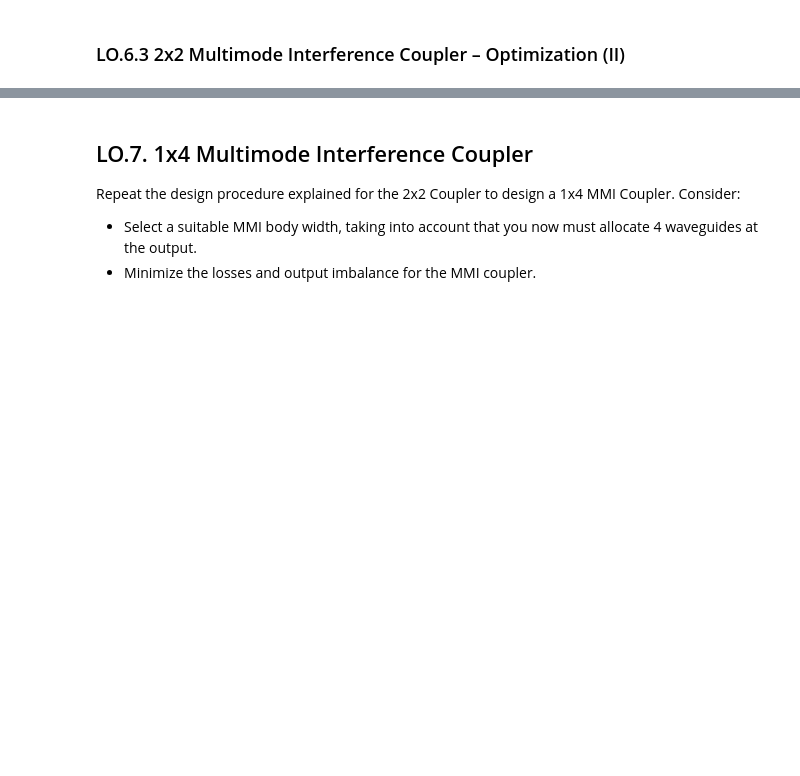
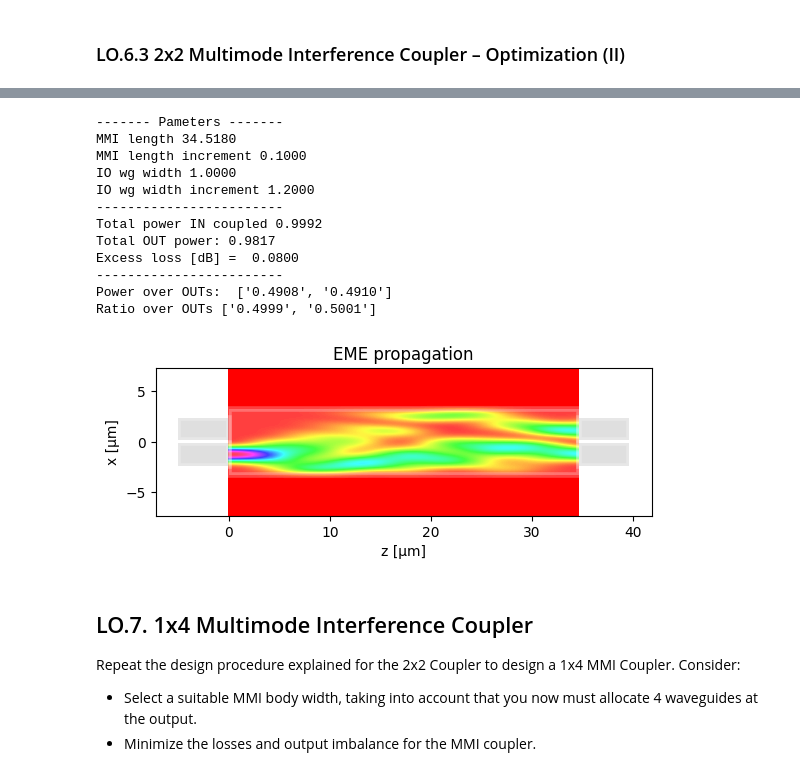
Before and after one commit to ltorjua/cifoin-lab2, a Jupyter notebook: COUPLERS_Student.ipynb, the cells around one changed output, grey strips where cells are left out. Drawn from its saved outputs; the diff is of its cells as text; code cells hidden in the pictures; blank space fills up the shorter version.

```diff
--- a/COUPLERS_Student.ipynb
+++ b/COUPLERS_Student.ipynb
@@ -815,20 +824,34 @@ print("L_pi = ", L_pi, " µm")
 # %%
 # 3) Configure MMI
 # # MMI I/O number (check class slides for type of MMI)
 m.n_IN = 2 # STUDENT
 m.n_OUT = 2 # STUDENT
 
-dy = 0.1
+dy = 0.15
 # MMI I/O waveguide positions (check class slides for type of MMI)
 m.IN_WVG_positions = mmi_Width*np.array([-1/6,1/6]) + np.array([-dy,dy]) # STUDENT
 m.OUT_WVG_positions = mmi_Width*np.array([-1/6,1/6]) + np.array([-dy,dy])  # STUDENT
 
 # MMI length (check class slides for type of MMI)
 m.L_MMI = (1/2)*L_pi  # STUDENT
-m.dL_MMI = -0.5 # STUDENT
+m.dL_MMI = 0.1  # STUDENT
 
 # Run propagation
 m.propagation()
+# %% [output]
+------- Pameters -------
+MMI length 34.5180
+MMI length increment 0.1000
+IO wg width 1.0000
+IO wg width increment 1.2000
+------------------------
+Total power IN coupled 0.9992
+Total OUT power: 0.9817
+Excess loss [dB] =  0.0800
+------------------------
+Power over OUTs:  ['0.4908', '0.4910']
+Ratio over OUTs ['0.4999', '0.5001']
+[figure, added]
 # %% [markdown]
 ## LO.7. 1x4 Multimode Interference Coupler
 
```
Also changed, not shown: parts of 7 cells of this notebook, 1 other file.
